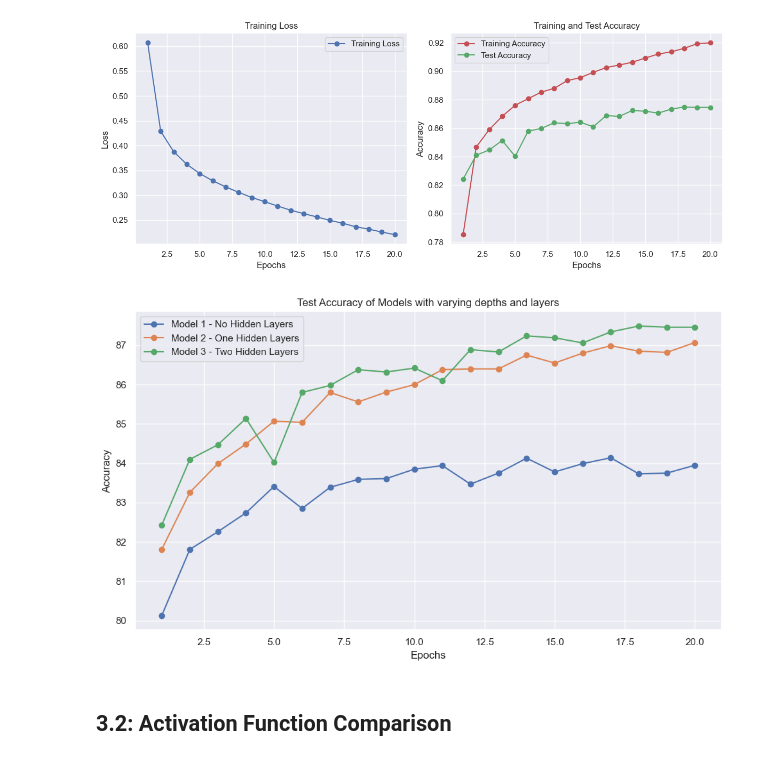
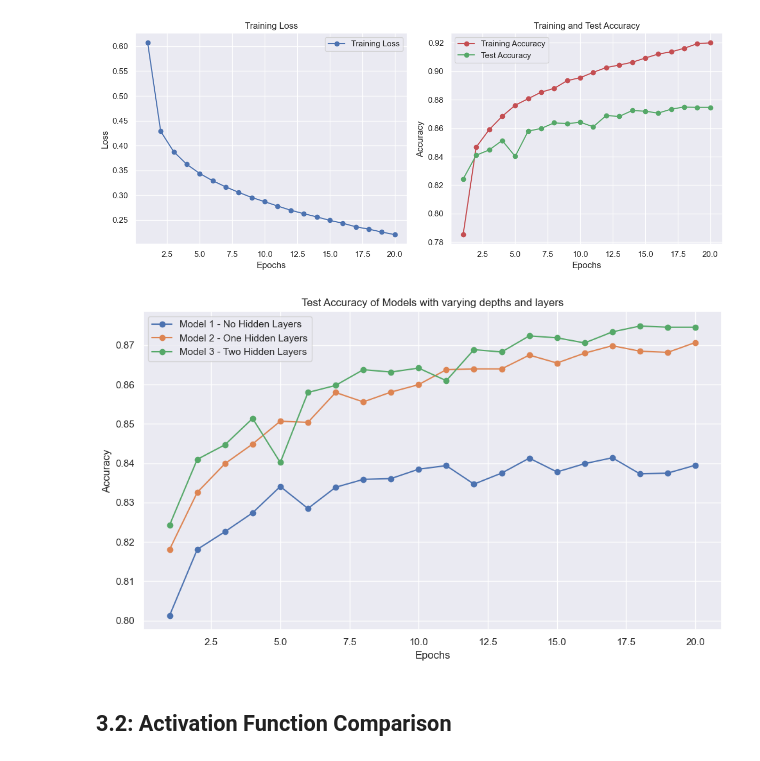
Before and after one commit to NickMilin/COMP551_A3, a Jupyter notebook: COMP551_A3.ipynb, the cells around one changed output. Drawn from its saved outputs; the diff is of its cells as text; code cells hidden in the pictures.

```diff
--- a/COMP551_A3.ipynb
+++ b/COMP551_A3.ipynb
@@ -179,21 +179,21 @@ Model loaded from saved_models/model1.3.pkl
 # %%
 # Comparison of models test accuracy
 models = [('Model 1 - No Hidden Layers', model1), ('Model 2 - One Hidden Layers', model2), ('Model 3 - Two Hidden Layers', model3)]
 plt.figure(figsize=(10, 6))
 for model_name, model in models:
     if model is None:
         continue
     epochs = range(1, len(model.loss_history) + 1)
-    plt.plot(epochs, [a*100 for a in model.test_accuracy_history], marker='o', label=model_name)
+    plt.plot(epochs, model.test_accuracy_history, marker='o', label=model_name)
 plt.title('Test Accuracy of Models with varying depths and layers')
 plt.xlabel('Epochs')
 plt.ylabel('Accuracy')
 plt.legend()
 plt.grid(True)
 plt.tight_layout()
 plt.show()
 # %% [output]
-[figure, old version]
+[figure, new version]
 # %% [markdown]
 ## 3.2: Activation Function Comparison
 # %% [markdown]
```
Also changed, not shown: parts of 12 cells of this notebook.
